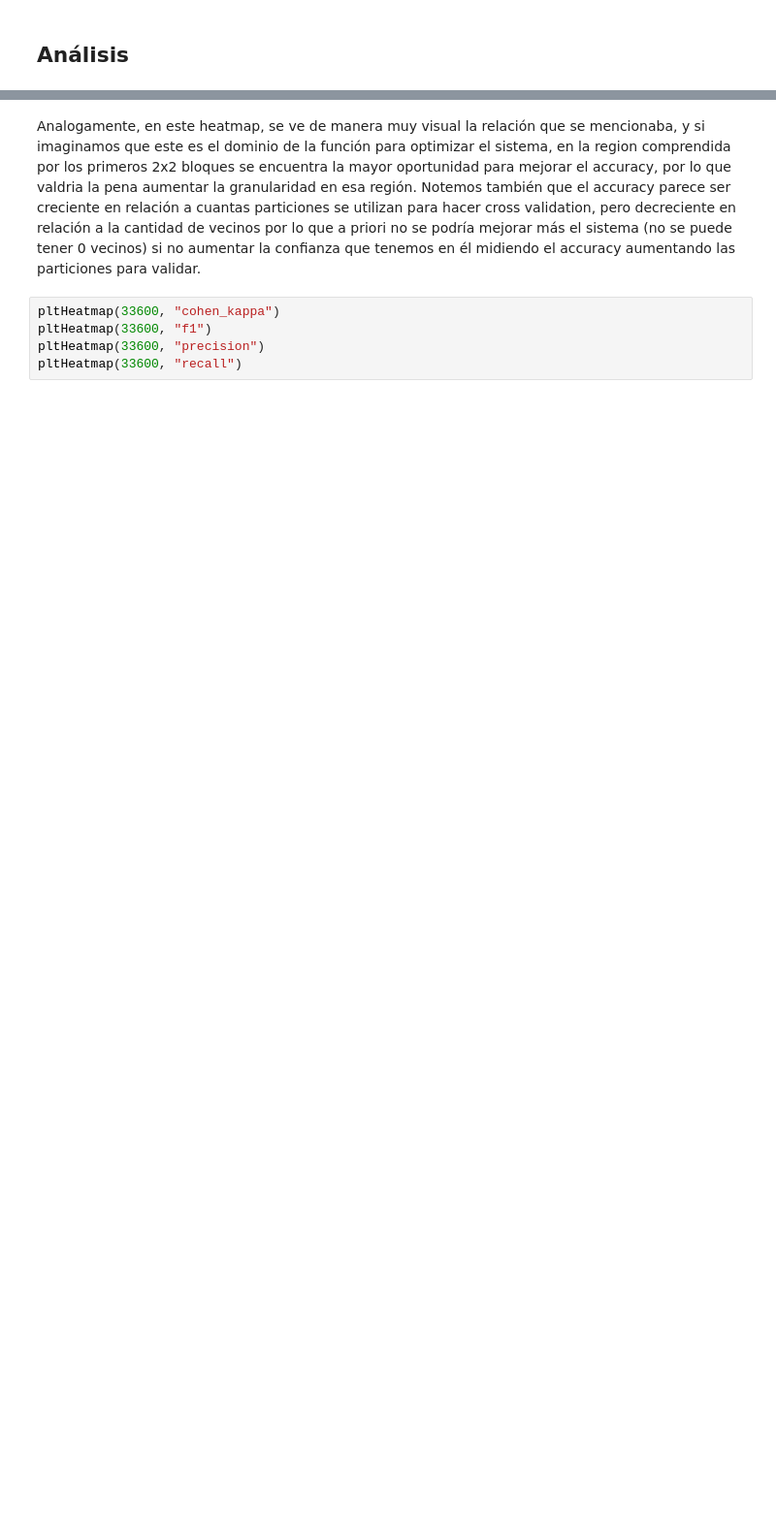
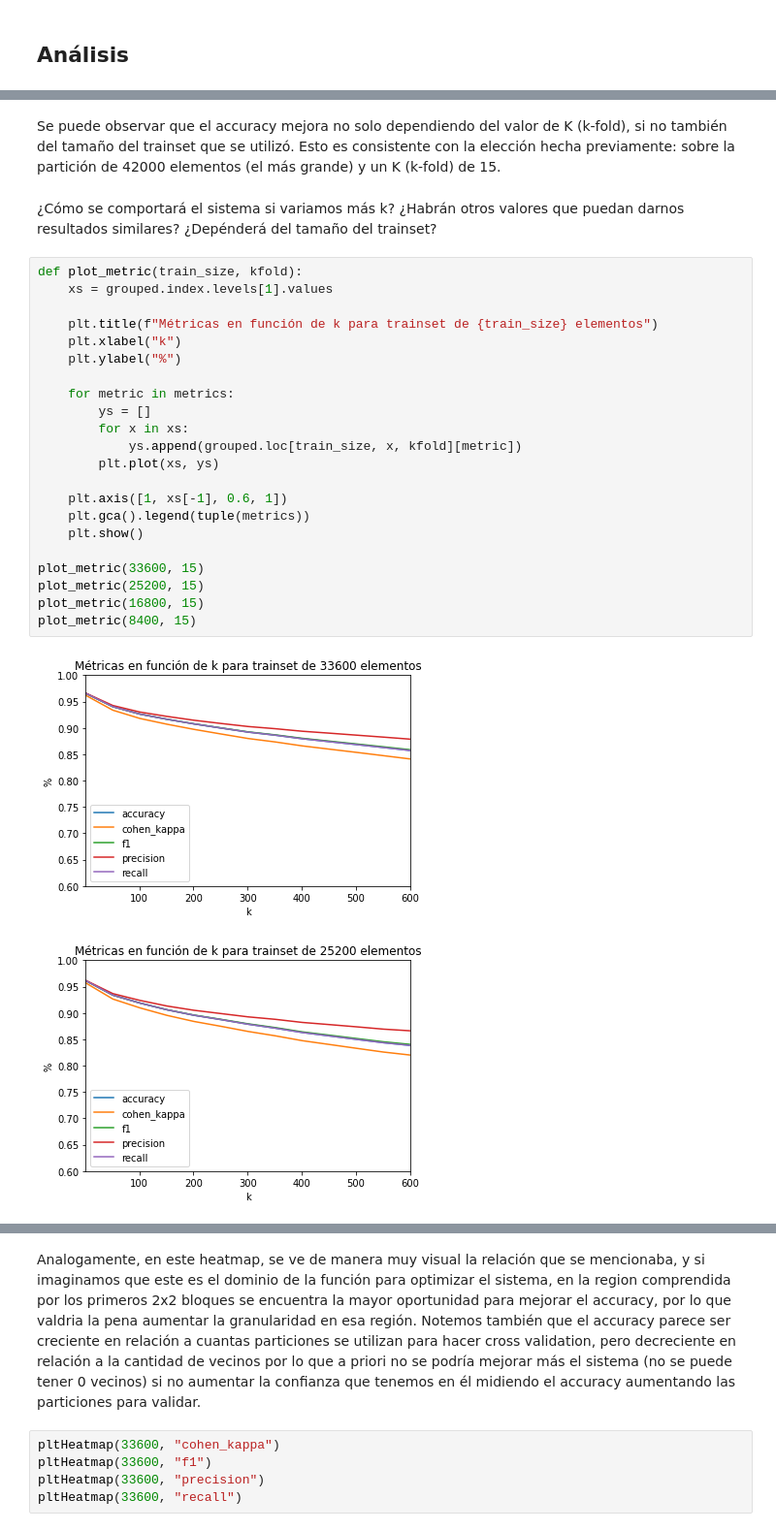
Before and after one commit to fzanollo/metodos-num, a Jupyter notebook: tp2/notebooks/exp_knn.ipynb, the cells around one changed output, grey strips where cells are left out. Shown at 97% size. Saved outputs shown, nothing was run; the diff lists cells and outputs as text; blank space fills up the shorter version.

```diff
--- a/tp2/notebooks/exp_knn.ipynb
+++ b/tp2/notebooks/exp_knn.ipynb
@@ -52,0 +144,29 @@ Se puede observar una fuerte relación entre la cantidad de vecinos que se tiene
+# %% [markdown]
+Se puede observar que el accuracy mejora no solo dependiendo del valor de K (k-fold), si no también del tamaño del trainset que se utilizó. Esto es consistente con la elección hecha previamente: sobre la partición de 42000 elementos (el más grande) y un K (k-fold) de 15.
+# %% [markdown]
+¿Cómo se comportará el sistema si variamos más k? ¿Habrán otros valores que puedan darnos resultados similares? ¿Depénderá del tamaño del trainset?
+# %%
+def plot_metric(train_size, kfold):
+    xs = grouped.index.levels[1].values
+
+    plt.title(f"Métricas en función de k para trainset de {train_size} elementos")
+    plt.xlabel("k")
+    plt.ylabel("%")
+
+    for metric in metrics:
+        ys = []
+        for x in xs:
+            ys.append(grouped.loc[train_size, x, kfold][metric])
+        plt.plot(xs, ys)
+
+    plt.axis([1, xs[-1], 0.6, 1])
+    plt.gca().legend(tuple(metrics))
+    plt.show()
+
+plot_metric(33600, 15)
+plot_metric(25200, 15)
+plot_metric(16800, 15)
+plot_metric(8400, 15)
+# %% [output]
+[figure, added]
+[figure, added]
```
Also changed, not shown: parts of 29 cells of this notebook.
